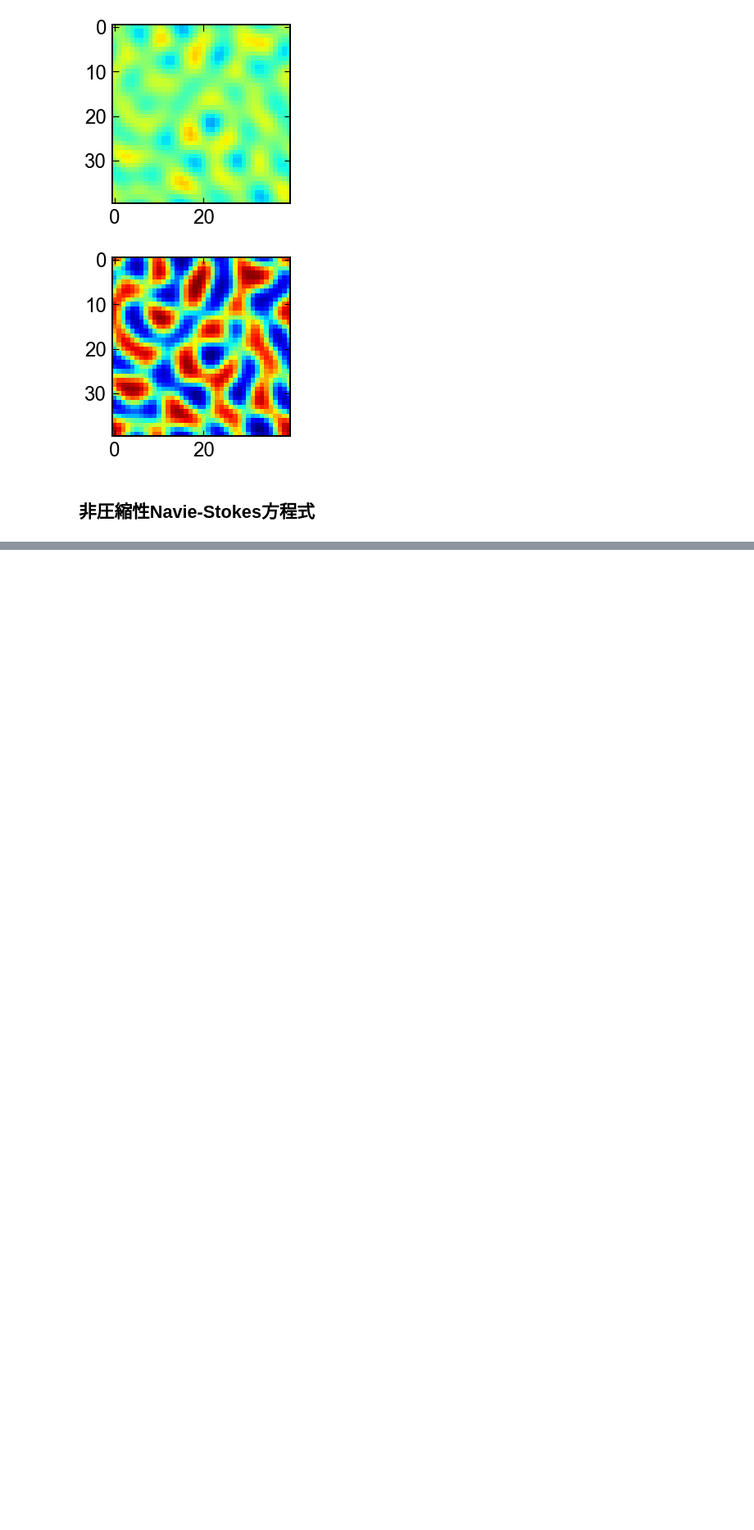
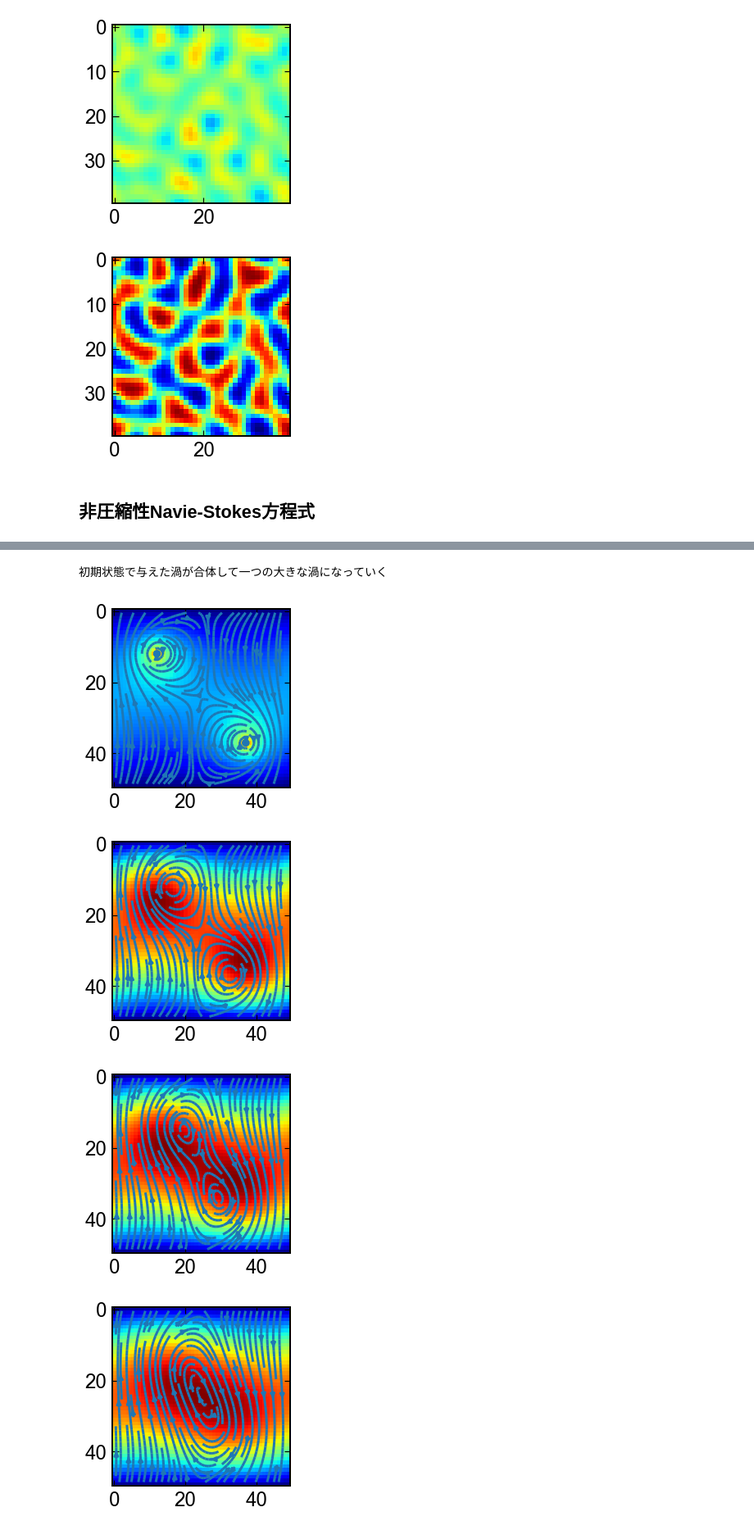
Before and after one commit to so-miyamoto/solve_ivp_practices, a Jupyter notebook: ode_collections/source/notebooks/7_2D-field_advance.ipynb, the cells around one changed output, grey strips where cells are left out. Shown at 82% size. Drawn from its saved outputs; the diff is of its cells as text; code cells hidden in the pictures; blank space fills up the shorter version.

```diff
--- a/ode_collections/source/notebooks/7_2D-field_advance.ipynb
+++ b/ode_collections/source/notebooks/7_2D-field_advance.ipynb
@@ -57,0 +70,52 @@ for Ψ in sol.y.T:
+# %%
+# parameter
+N = Nx = Ny = 50
+Δ = Δx = Δy = 1.0
+D = (1.0/Δ**2)
+A = np.array([[0.0,   D,0.0],
+              [D  ,-4*D,  D],
+              [0.0,   D,0.0],])
+s = N
+C = np.diag(-4.0*np.ones(s*s  )/Δ**2,k= 0) +\
+    np.diag(+1.0*np.ones(s*s-1)/Δ**2,k=-1) +\
+    np.diag(+1.0*np.ones(s*s-1)/Δ**2,k=+1) +\
+    np.diag(+1.0*np.ones(s*s-s)/Δ**2,k=-s) +\
+    np.diag(+1.0*np.ones(s*s-s)/Δ**2,k=+s)
+#
+Re=1.
+# init
+ω = np.zeros((N,N))
+ω[N//4,N//4]    =1.0 # vor1
+ω[3*N//4,3*N//4]=1.0 # vor2
+init = ω.flatten()
+# time
+t_span=[0.0,80.0]
+t_eval=np.linspace(*t_span,5)
+# ODEs
+def ODEs(t,ω):
+    ψ = np.linalg.solve(C,-ω).reshape(N,N)
+    ω = ω.reshape(N,N)
+    dω = np.zeros((N,N))
+    dω[1:-1,1:-1] = 0.25/Δ**2*(ψ[2:]-ψ[:-2])[:,1:-1]*(ω[:,2:]-ω[:,:-2])[1:-1,:] + \
+        (1.0/Re)*(np.diff(ω,2,axis=0)[:,1:-1]/Δ**2+np.diff(ω,2,axis=1)[1:-1,:]/Δ**2)
+    return dω.flatten()
+#
+sol = solve_ivp(ODEs,t_span,init,'RK23',t_eval)
+# %% [markdown]
+初期状態で与えた渦が合体して一つの大きな渦になっていく
+# %%
+x = np.linspace(0.,N-1,N)
+x = 0.5*(x[1:]+x[:-1])
+xx,yy = np.meshgrid(x,x)
+for ω in sol.y.T:
+    ψ = np.linalg.solve(C,-ω).reshape(N,N)
+    vx,vy = np.diff(ψ,1,1)/Δ, -np.diff(ψ,1,0)/Δ
+    fig,ax = plt.subplots(figsize=(4,4))
+    ax.streamplot(xx,yy,0.5*(vx[1:,:]+vx[:-1,:]).T,0.5*(vy[:,1:]+vy[:,:-1]).T,cmap='jet')
+    ax.imshow(np.abs(ψ),cmap='jet')
+    plt.show()
+# %% [output]
+[figure, added]
+[figure, added]
+[figure, added]
+[figure, added]
```
Also changed, not shown: parts of 2 cells of this notebook, 31 other files.
